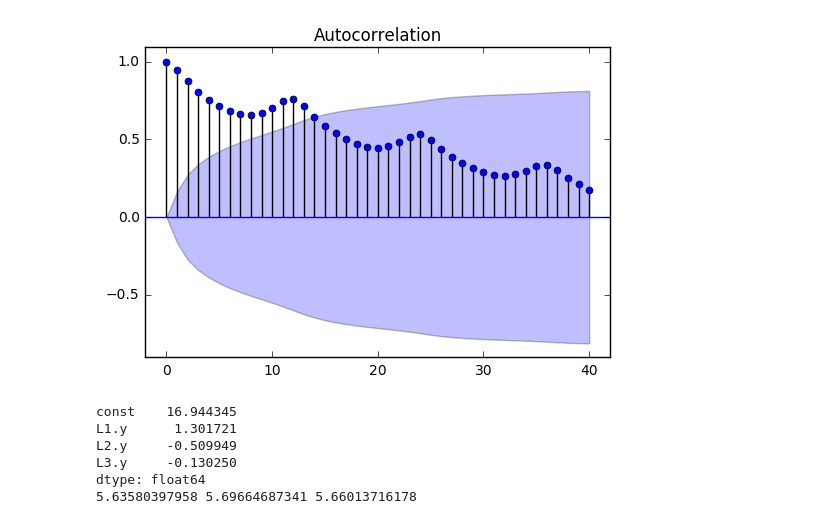
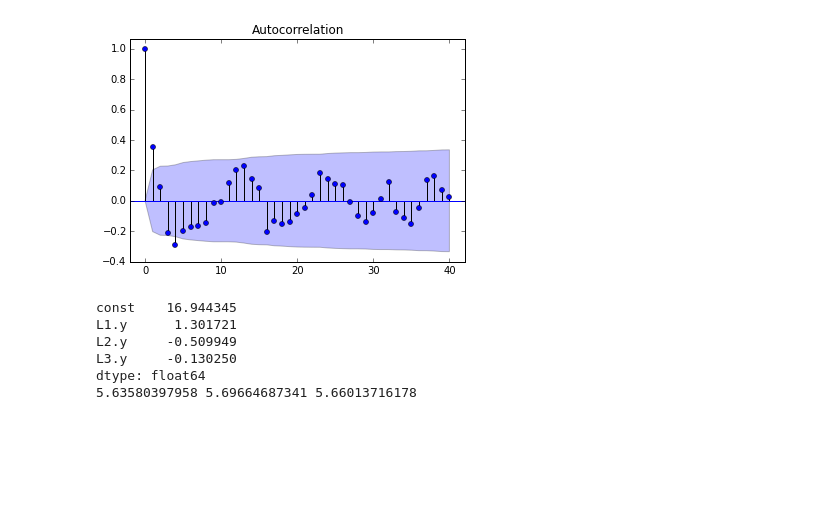
Before and after one commit to gregclinton/murphy, a Jupyter notebook: tsa.ipynb, the cells around one changed output. Drawn from its saved outputs; the diff is of its cells as text; code cells hidden in the pictures; blank space fills up the shorter version.

```diff
--- a/tsa.ipynb
+++ b/tsa.ipynb
@@ -43,9 +22,8 @@ plt.show()
 # %%
-sm.graphics.tsa.plot_acf(ts, lags = 40)
-# sm.graphics.tsa.plot_pacf(ts, lags = 40)
+sm.graphics.tsa.plot_acf(parts.resid[7 : 100], lags = 40)
 plt.show()
 # %% [output]
-[figure, old version]
+[figure, new version]
 # %%
 fit = sm.tsa.AR(ts).fit(3)
 print fit.params
```
Also changed, not shown: parts of 7 cells of this notebook, 2 other files.
